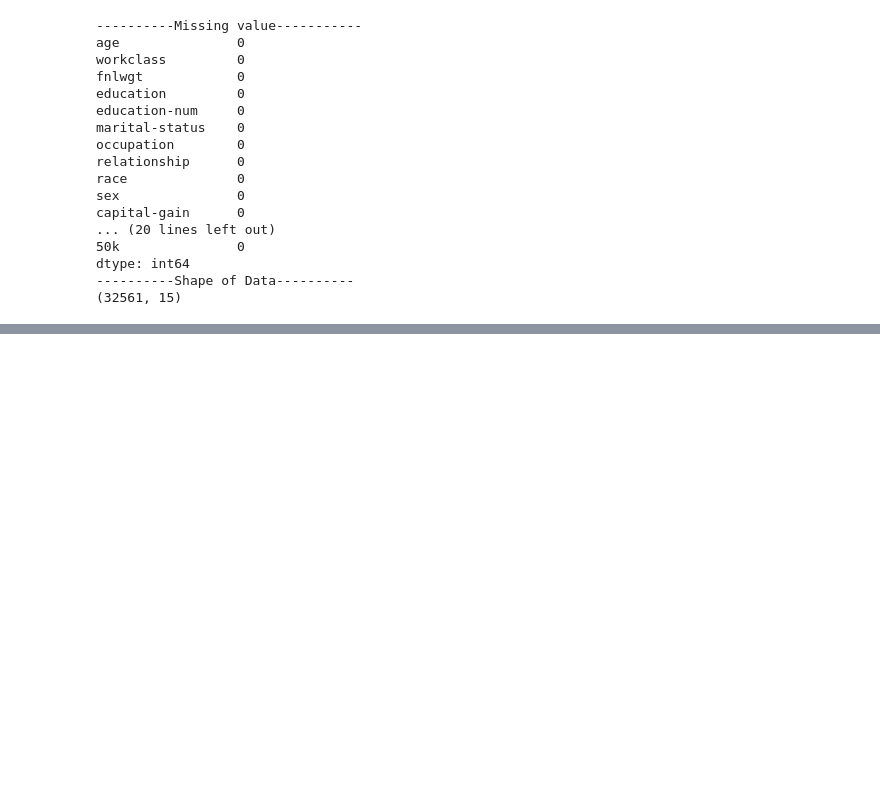
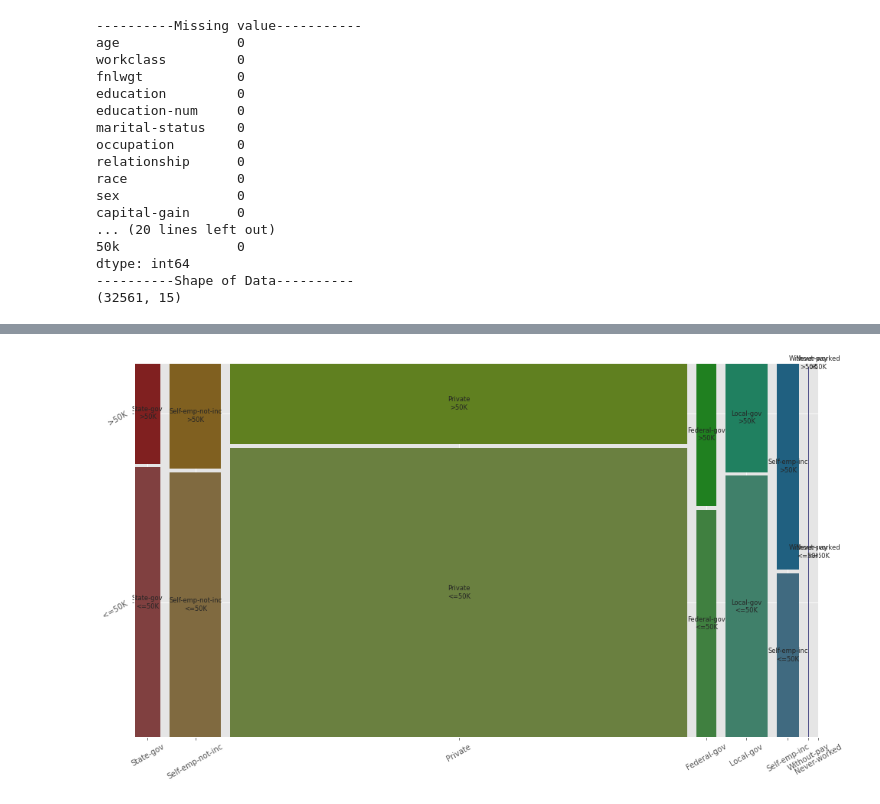
Before and after one commit to zongqi-wang/578-Data-Visualization, a Jupyter notebook: Data_Exploration_and_Visualizations.ipynb, the cells around one changed output, grey strips where cells are left out. Cells and saved outputs as stored; diff of their text form; code cells hidden in the pictures; blank space fills up the shorter version.

```diff
--- a/Data_Exploration_and_Visualizations.ipynb
+++ b/Data_Exploration_and_Visualizations.ipynb
@@ -159,0 +323,6 @@ df_num.hist(figsize=(16, 16), bins=50, xlabelsize=8, ylabelsize=8)
+# %%
+plt.rcParams["figure.figsize"] = (16,9)
+mosaic(cat_df, ['workclass', '50k'], horizontal=True, gap = 0.015, label_rotation=30)
+plt.show()
+# %% [output]
+[figure, added]
```
Also changed, not shown: parts of 39 cells of this notebook.
